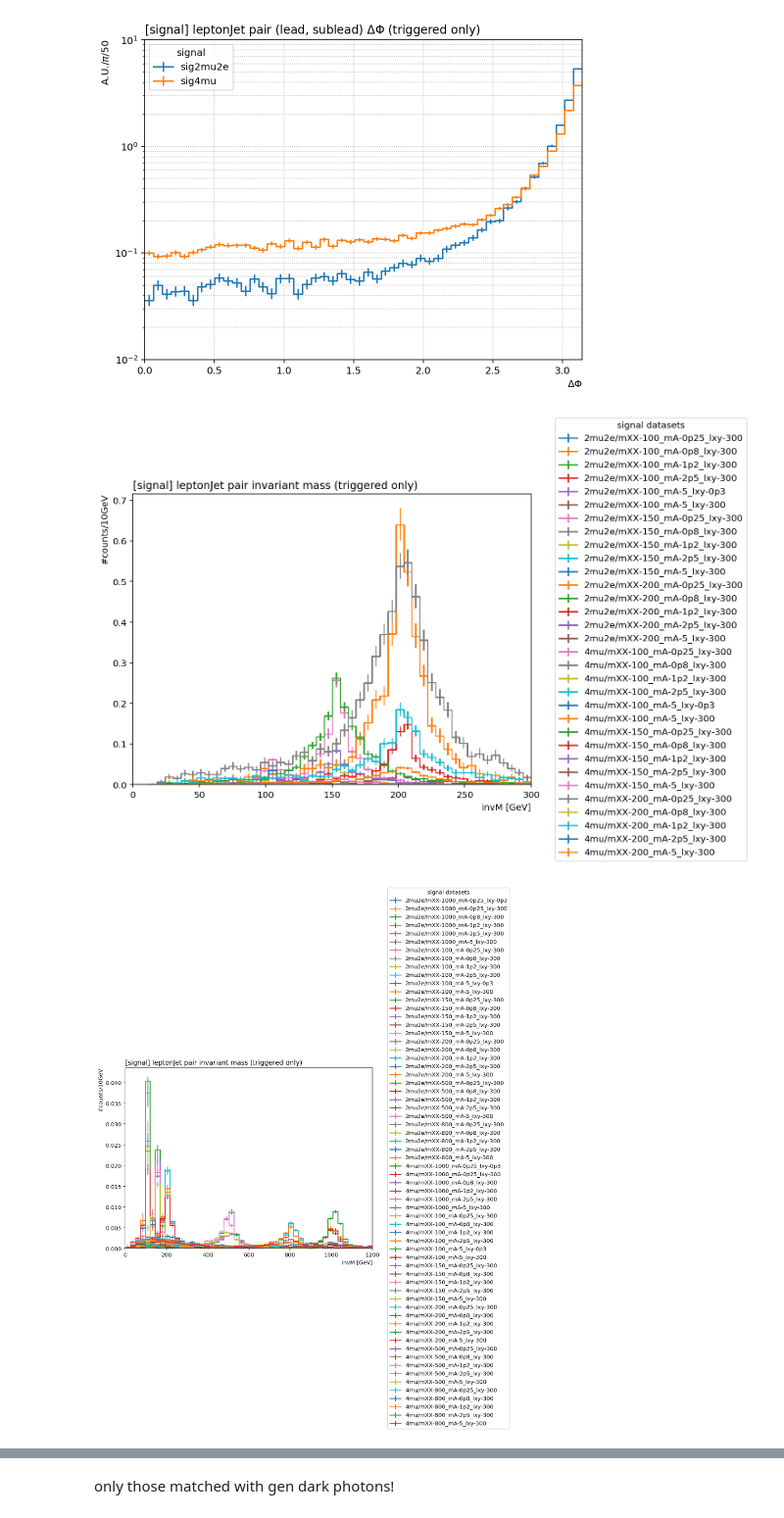
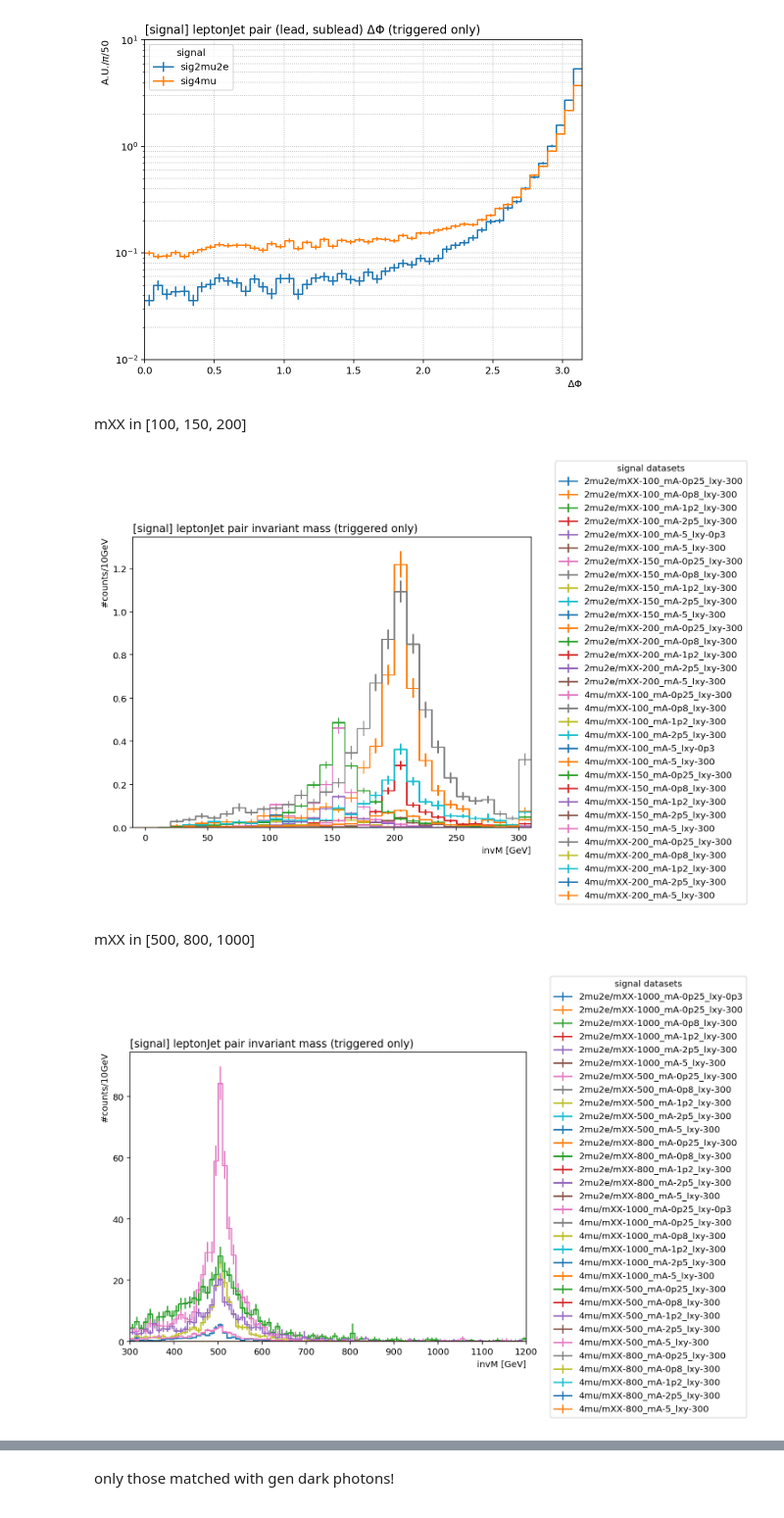
Before and after one commit to areinsvo/FireHydrant, a Jupyter notebook: Notebooks/MC/Signal/variables.ipynb, the cells around one changed output, grey strips where cells are left out. Shown at 98% size. Drawn from its saved outputs; the diff is of its cells as text; code cells hidden in the pictures.

```diff
--- a/Notebooks/MC/Signal/variables.ipynb
+++ b/Notebooks/MC/Signal/variables.ipynb
@@ -624,25 +645,29 @@ output = processor.run_uproot_job(datasetsplit,
 # %%
 import re
 lowmass = re.compile('(\w+/mXX-(100|150|200)_mA-\w+_lxy-\w+)')
+highmass = re.compile('(\w+/mXX-(500|800|1000)_mA-\w+_lxy-\w+)')
 allmass = re.compile('(\w+/mXX-\w+_mA-\w+_lxy-\w+)')
+# %% [markdown]
+mXX in [100, 150, 200]
 # %%
 matplotlib.rcParams['legend.loc'] = 'center left'
 
 fig, ax = plt.subplots(figsize=(8,6))
-fig, ax, _ = hist.plot1d(output['mass'][lowmass], overlay='dataset', ax=ax, density=False)
+fig, ax, _ = hist.plot1d(output['masslow'][lowmass], overlay='dataset', ax=ax, density=False, overflow='all')
 ax.set_title('[signal] leptonJet pair invariant mass (triggered only)', x=0.0, ha="left")
 ax.set_xlabel(ax.get_xlabel(), x=1.0, ha="right")
 ax.set_ylabel(ax.get_ylabel(), y=1.0, ha="right")
 ax.get_legend().set_bbox_to_anchor((1.05, 0.5));
 # %% [output]
-[figure, old version]
+[figure, new version]
+# %% [markdown]
+mXX in [500, 800, 1000]
 # %%
 fig, ax = plt.subplots(figsize=(8,6))
-fig, ax, _ = hist.plot1d(output['masss'][allmass], overlay='dataset', ax=ax, density=True)
+fig, ax, _ = hist.plot1d(output['masshigh'][highmass], overlay='dataset', ax=ax, density=False)
 ax.set_title('[signal] leptonJet pair invariant mass (triggered only)', x=0.0, ha="left")
 ax.set_xlabel(ax.get_xlabel(), x=1.0, ha="right")
 ax.set_ylabel(ax.get_ylabel(), y=1.0, ha="right")
-matplotlib.rcParams['legend.loc'] = 'center left'
 ax.get_legend().set_bbox_to_anchor((1.05, 0.5));
 # %% [output]
-[figure, old version]
+[figure, new version]
```
Also changed, not shown: parts of 16 cells of this notebook, 24 other files.
